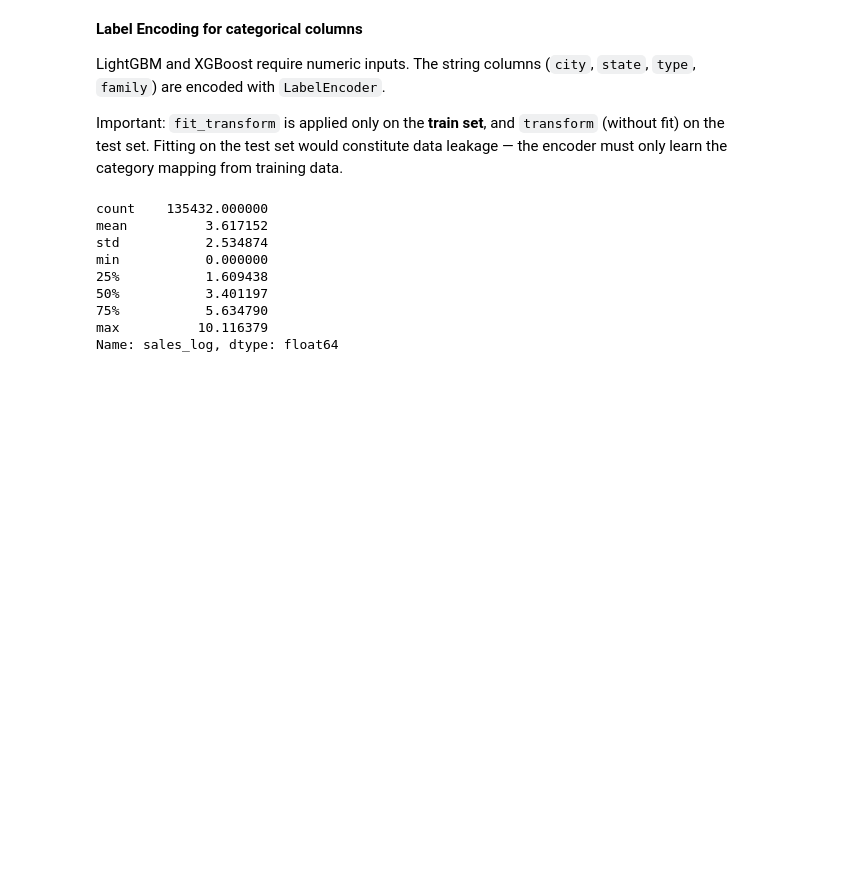
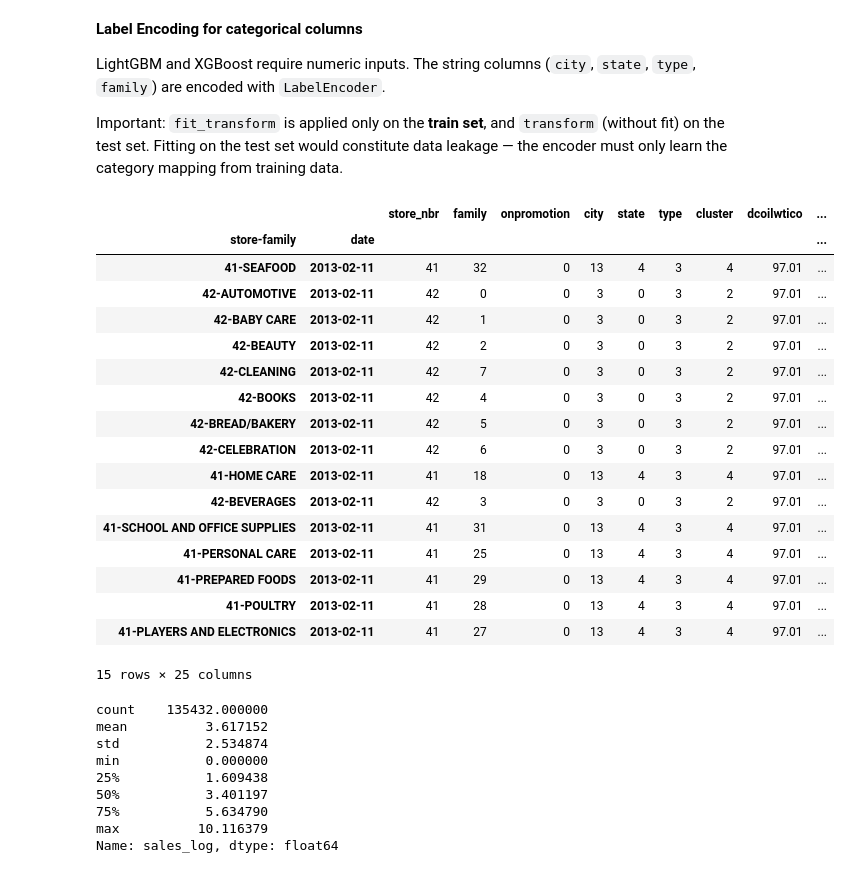
Before and after one commit to AlejandroBeldaFernandez/Store-Sales, a Jupyter notebook: Store Sales.ipynb, the cells around one changed output. Cells and saved outputs as stored; diff of their text form; code cells hidden in the pictures; blank space fills up the shorter version.

```diff
--- a/Store Sales.ipynb
+++ b/Store Sales.ipynb
@@ -1318,6 +1318,8 @@ Rolling means capture the **recent sales trend** for each entity:
 # %%
 stores_sales['sales_log_rolling_mean_7'] = stores_sales.groupby(level='store-family')['sales_log'].rolling(window=7).mean().reset_index(level=0, drop=True)
 stores_sales['sales_log_rolling_mean_28'] = stores_sales.groupby(level='store-family')['sales_log'].rolling(window=28).mean().reset_index(level=0, drop=True)
+# %%
+stores_sales.dropna(inplace=True)
 # %%
 stores_sales.info()
 # %% [output]
@@ -1362,6 +1374,27 @@ columns_to_encode = ['city', 'state', 'type', 'family']
 for column in columns_to_encode:
     train[column] = le.fit_transform(train[column])
     test[column] = le.transform(test[column])
+# %%
+train.head(15)
+# %% [output]
+|  |  | store_nbr | family | onpromotion | city | state | type | cluster | dcoilwtico | ... |
+| store-family | date |  |  |  |  |  |  |  |  | ... |
+| 41-SEAFOOD | 2013-02-11 | 41 | 32 | 0 | 13 | 4 | 3 | 4 | 97.01 | ... |
+| 42-AUTOMOTIVE | 2013-02-11 | 42 | 0 | 0 | 3 | 0 | 3 | 2 | 97.01 | ... |
+| 42-BABY CARE | 2013-02-11 | 42 | 1 | 0 | 3 | 0 | 3 | 2 | 97.01 | ... |
+| 42-BEAUTY | 2013-02-11 | 42 | 2 | 0 | 3 | 0 | 3 | 2 | 97.01 | ... |
+| 42-CLEANING | 2013-02-11 | 42 | 7 | 0 | 3 | 0 | 3 | 2 | 97.01 | ... |
+| 42-BOOKS | 2013-02-11 | 42 | 4 | 0 | 3 | 0 | 3 | 2 | 97.01 | ... |
+| 42-BREAD/BAKERY | 2013-02-11 | 42 | 5 | 0 | 3 | 0 | 3 | 2 | 97.01 | ... |
+| 42-CELEBRATION | 2013-02-11 | 42 | 6 | 0 | 3 | 0 | 3 | 2 | 97.01 | ... |
+| 41-HOME CARE | 2013-02-11 | 41 | 18 | 0 | 13 | 4 | 3 | 4 | 97.01 | ... |
+| 42-BEVERAGES | 2013-02-11 | 42 | 3 | 0 | 3 | 0 | 3 | 2 | 97.01 | ... |
+| 41-SCHOOL AND OFFICE SUPPLIES | 2013-02-11 | 41 | 31 | 0 | 13 | 4 | 3 | 4 | 97.01 | ... |
+| 41-PERSONAL CARE | 2013-02-11 | 41 | 25 | 0 | 13 | 4 | 3 | 4 | 97.01 | ... |
+| 41-PREPARED FOODS | 2013-02-11 | 41 | 29 | 0 | 13 | 4 | 3 | 4 | 97.01 | ... |
+| 41-POULTRY | 2013-02-11 | 41 | 28 | 0 | 13 | 4 | 3 | 4 | 97.01 | ... |
+| 41-PLAYERS AND ELECTRONICS | 2013-02-11 | 41 | 27 | 0 | 13 | 4 | 3 | 4 | 97.01 | ... |
+15 rows × 25 columns
 # %%
 X_train = train.drop(columns=['sales_log'])
 y_train = train['sales_log']
```
Also changed, not shown: parts of 3 cells of this notebook.
